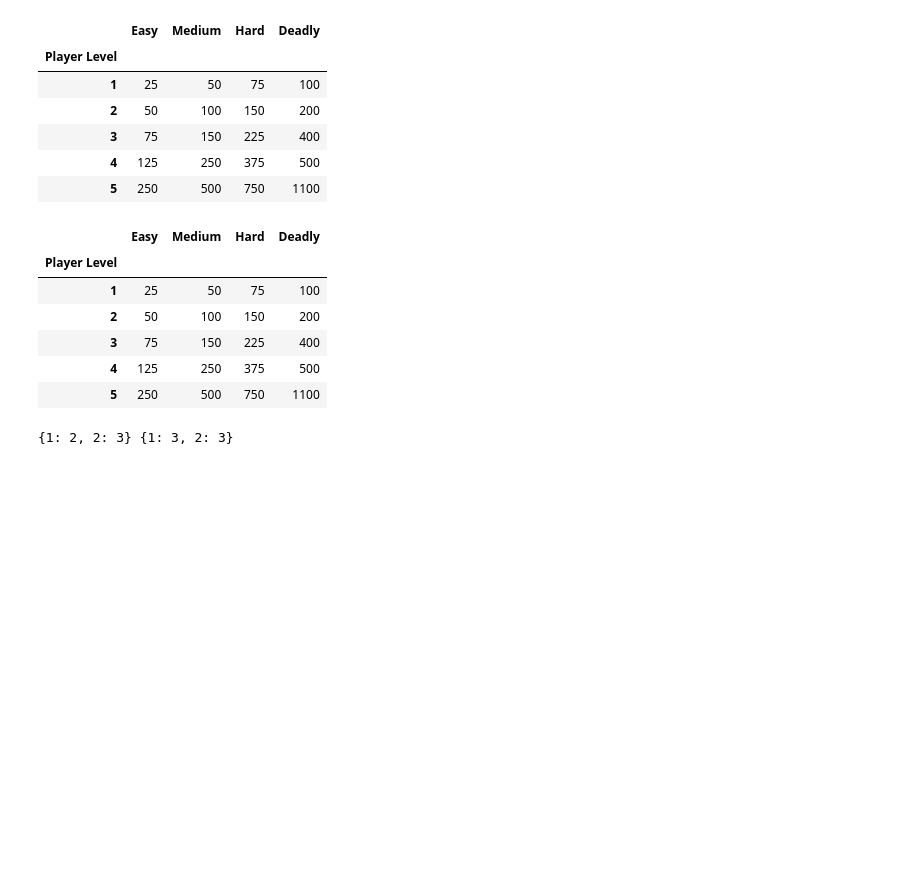
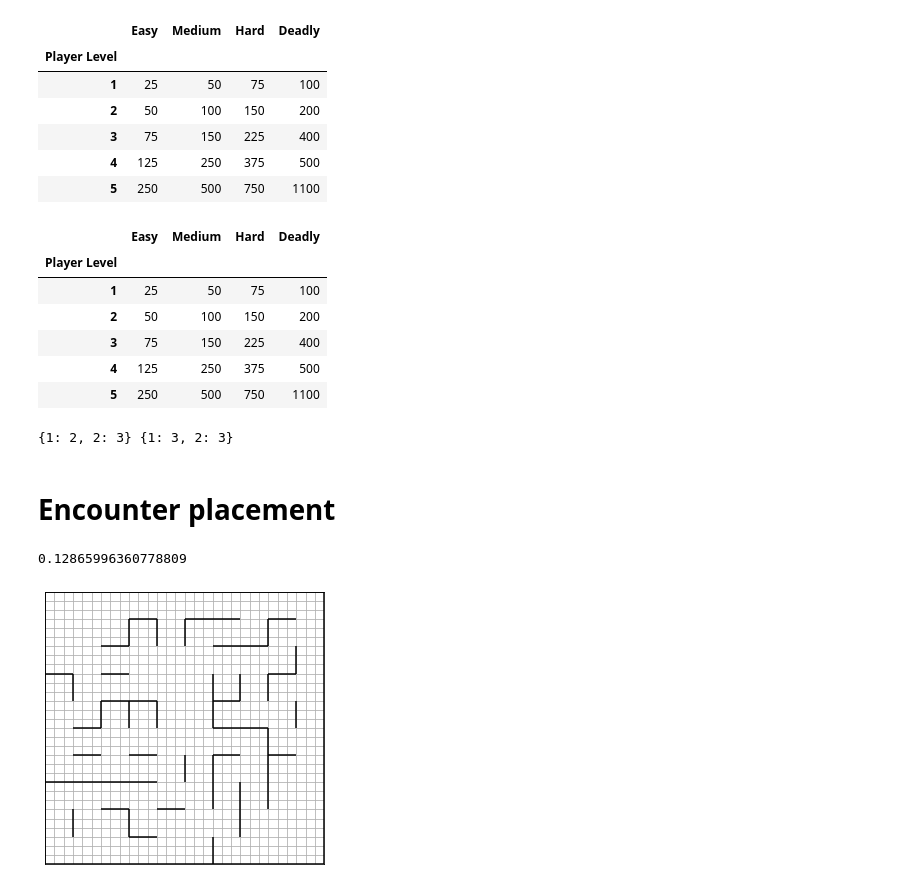
Before and after one commit to roselightheart/dungeon_generator, a Jupyter notebook: dungeon_generator.ipynb, the cells around one changed output. Cells and saved outputs as stored; diff of their text form; code cells hidden in the pictures; blank space fills up the shorter version.

Commit message:
encounter placement

```diff
--- a/dungeon_generator.ipynb
+++ b/dungeon_generator.ipynb
@@ -61,7 +61,7 @@ def plot_dungeon(A, B, square_density=3):
                 plt.hlines(1-(i+1)/(m+1), j/(n), (j+1)/(n))
 
     # m and n determine the figsize to help with aspect ratios
-    plt.figure(figsize=(10*n/(m+n), 10*m/(m+n)))
+    plt.figure(figsize=(20*n/(m+n), 20*m/(m+n)))
     _vertical_plot(A)
     _horizontal_plot(B)
 
@@ -80,8 +80,6 @@ def plot_dungeon(A, B, square_density=3):
     plt.xticks(np.linspace(0, 1, square_density * n + 1))
     plt.grid()
     plt.tick_params(axis='both', left=False, bottom=False, labelleft=False, labelbottom=False)
-
-    plt.show()
 
 def random_dungeon(m, n, p_wall=0.3, max_connected_components=1):
     """
@@ -134,8 +132,8 @@ def random_dungeon(m, n, p_wall=0.3, max_connected_components=1):
             Helper function to get the i, j index of a
             square within the grid given its index in C.
             """
-            i = ind // m
-            j = ind % m
+            i = ind // n
+            j = ind % n
             return i, j
 
         def _get_ind(i, j):
@@ -143,7 +141,7 @@ def random_dungeon(m, n, p_wall=0.3, max_connected_components=1):
             Helper function to get the index in C given
             a square's i, j index within the grid.
             """
-            return i*m + j
+            return i*n + j
 
         # loop over all squares in the grid
         for ind in range(m*n):
@@ -174,7 +172,7 @@ def random_dungeon(m, n, p_wall=0.3, max_connected_components=1):
 
     # loop until connected components condition is satisfied
     # TODO: add either a maxiter or a timeout
-    if connected_components is not None:
+    if max_connected_components is not None:
         while connected_components(C)[0] > max_connected_components:
             A = np.random.choice(2, size=(m, n-1), p=[1-p_wall, p_wall])
             B = np.random.choice(2, size=(m-1, n), p=[1-p_wall, p_wall])
@@ -455,3 +453,15 @@ b[1] = 3
 print(a, b)
 # %% [output]
 {1: 2, 2: 3} {1: 3, 2: 3}
+# %% [markdown]
+# Encounter placement
+# %%
+square_density = 3
+m, n = 10, 10
+start = time()
+A, B, C = random_dungeon(m, n, p_wall=0.3, max_connected_components=1)
+plot_dungeon(A, B, square_density=square_density)
+print(time() - start)
+# %% [output]
+0.12865996360778809
+[figure, added]
```
Also changed, not shown: parts of 2 cells of this notebook.
